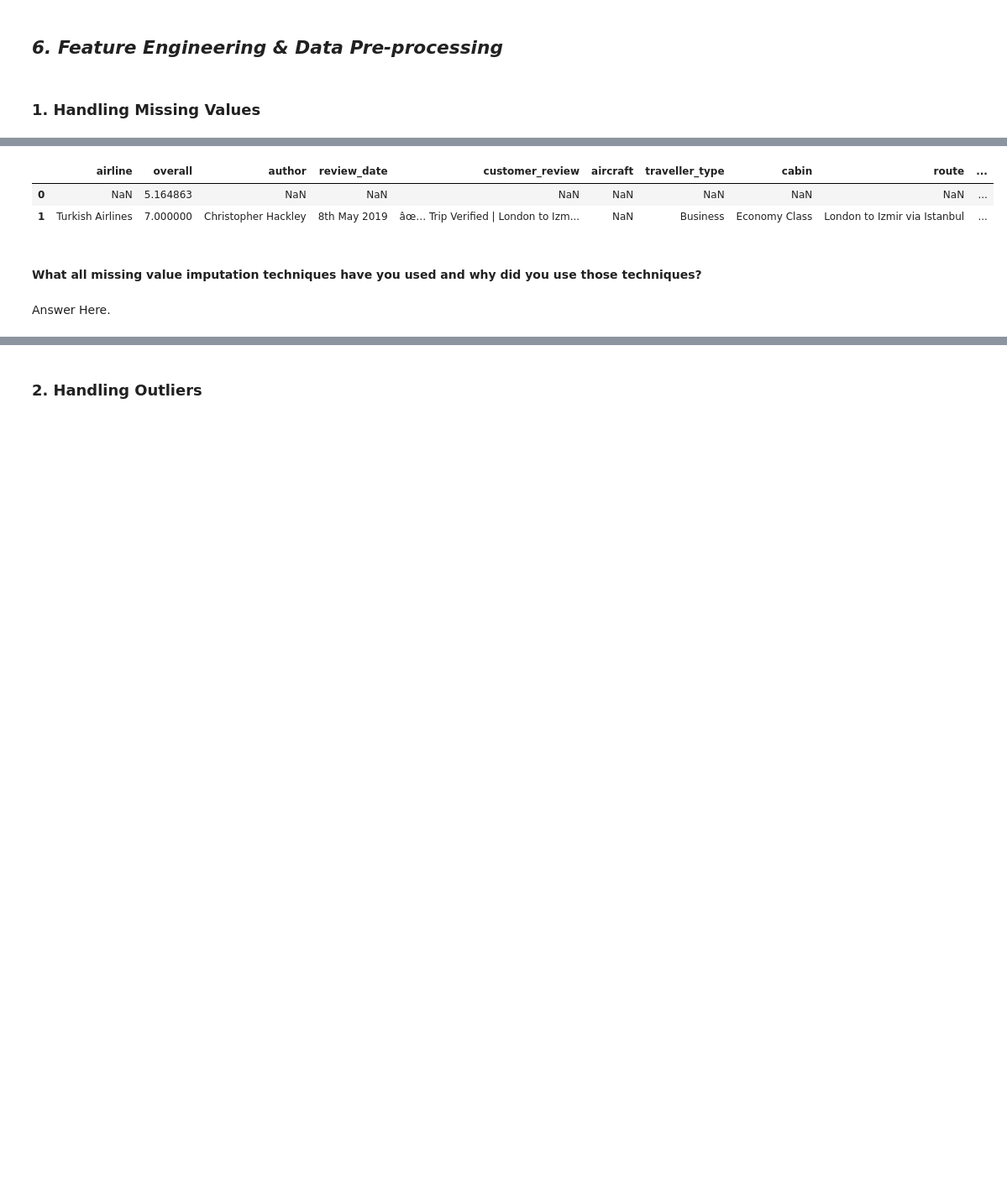
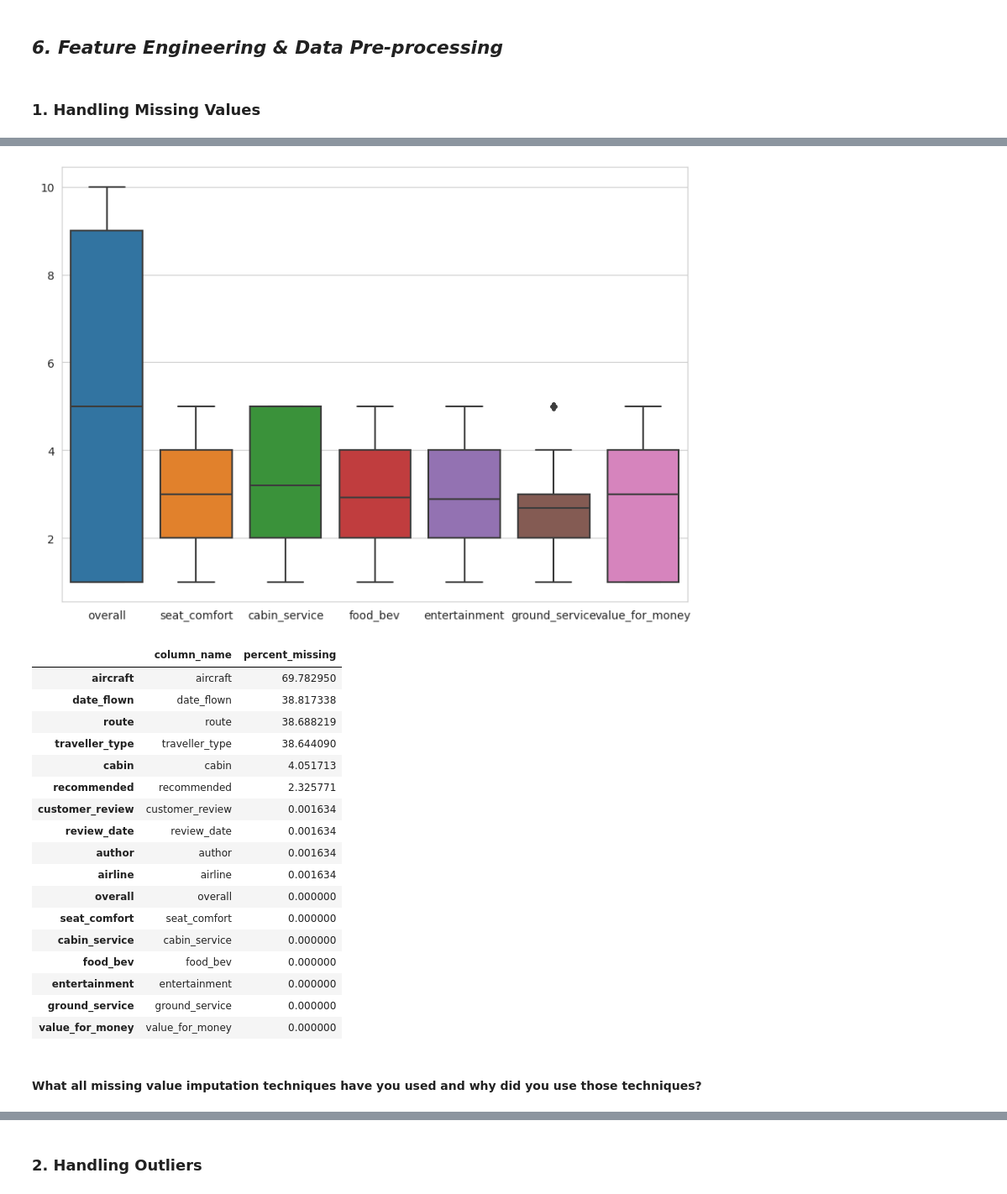
Before and after one commit to Preet3621/Classification_Airline_preet, a Jupyter notebook: Air_Referal_Preet.ipynb, the cells around one changed output, grey strips where cells are left out. Shown at 84% size. Drawn from its saved outputs; the diff is of its cells as text; code cells hidden in the pictures; blank space fills up the shorter version.

```diff
--- a/Air_Referal_Preet.ipynb
+++ b/Air_Referal_Preet.ipynb
@@ -1020,3 +1048,14 @@ Answer Here.
 ## ***6. Feature Engineering & Data Pre-processing***
 # %% [markdown]
 ### 1. Handling Missing Values
+# %%
+# Handling Missing Values & Missing Value Imputation
+new_df = df_Airline.copy()
+
+# function for finding Missing values :
+def missing_values_check(df):
+    percent_missing = new_df.isnull().sum() * 100 / len(new_df)
+    missing_values_df = pd.DataFrame({'column_name': new_df.columns,
+                                     'percent_missing': percent_missing})
+    return missing_values_df.sort_values('percent_missing',ascending=False)
+missing_values_check(new_df)
@@ -1023,22 +1081,39 @@ Answer Here.
 # %%
-# Handling Missing Values & Missing Value Imputation
-new_df = df_Airline.copy()
-
 # Replace missing values with mean values
 new_df['overall'].fillna(df_Airline['overall'].mean(), inplace=True)
 new_df['seat_comfort'].fillna(df_Airline['seat_comfort'].mean(), inplace=True)
 new_df['cabin_service'].fillna(df_Airline['cabin_service'].mean(), inplace=True)
 new_df['food_bev'].fillna(df_Airline['food_bev'].mean(), inplace=True)
 new_df['entertainment'].fillna(df_Airline['entertainment'].mean(), inplace=True)
 new_df['ground_service'].fillna(df_Airline['ground_service'].mean(), inplace=True)
 new_df['value_for_money'].fillna(df_Airline['value_for_money'].mean(), inplace=True)
 
-new_df.head(2)
+new_df.shape
+
+numeric_columns = ['overall', 'seat_comfort', 'cabin_service', 'food_bev', 'entertainment', 'ground_service', 'value_for_money']
+numeric_df = new_df[numeric_columns]
+sns.boxplot(data=numeric_df)
+plt.show()
+missing_values_check(new_df)
 # %% [output]
+[figure, added]
-|  | airline | overall | author | review_date | customer_review | aircraft | traveller_type | cabin | route | ... |
-| 0 | NaN | 5.164863 | NaN | NaN | NaN | NaN | NaN | NaN | NaN | ... |
-| 1 | Turkish Airlines | 7.000000 | Christopher Hackley | 8th May 2019 | âœ… Trip Verified | London to Izm... | NaN | Business | Economy Class | London to Izmir via Istanbul | ... |
+|  | column_name | percent_missing |
+| aircraft | aircraft | 69.782950 |
+| date_flown | date_flown | 38.817338 |
+| route | route | 38.688219 |
+| traveller_type | traveller_type | 38.644090 |
+| cabin | cabin | 4.051713 |
+| recommended | recommended | 2.325771 |
+| customer_review | customer_review | 0.001634 |
+| review_date | review_date | 0.001634 |
+| author | author | 0.001634 |
+| airline | airline | 0.001634 |
+| overall | overall | 0.000000 |
+| seat_comfort | seat_comfort | 0.000000 |
+| cabin_service | cabin_service | 0.000000 |
+| food_bev | food_bev | 0.000000 |
+| entertainment | entertainment | 0.000000 |
+| ground_service | ground_service | 0.000000 |
+| value_for_money | value_for_money | 0.000000 |
 # %% [markdown]
 #### What all missing value imputation techniques have you used and why did you use those techniques?
-# %% [markdown]
-Answer Here.
```
Also changed, not shown: parts of 151 cells of this notebook.
